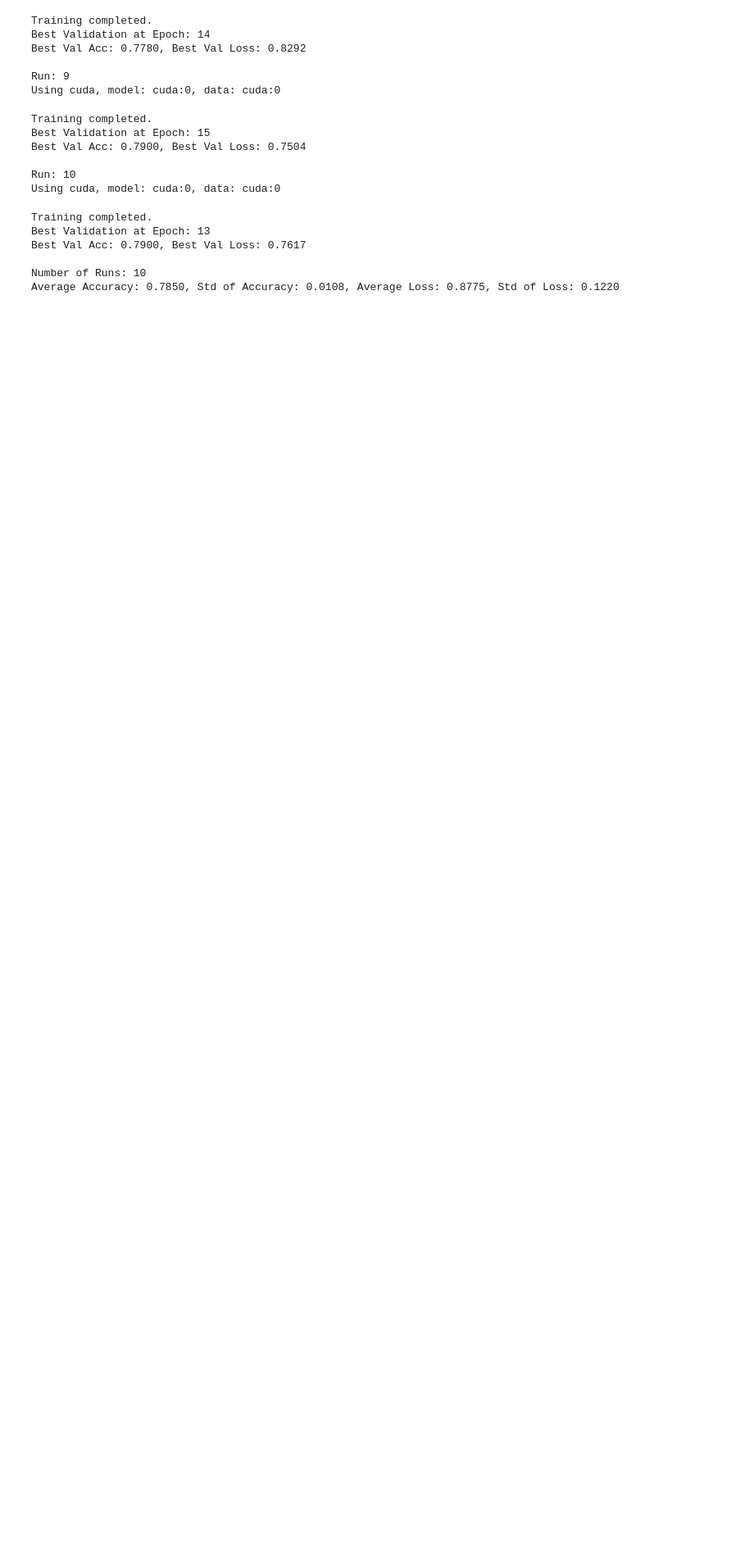
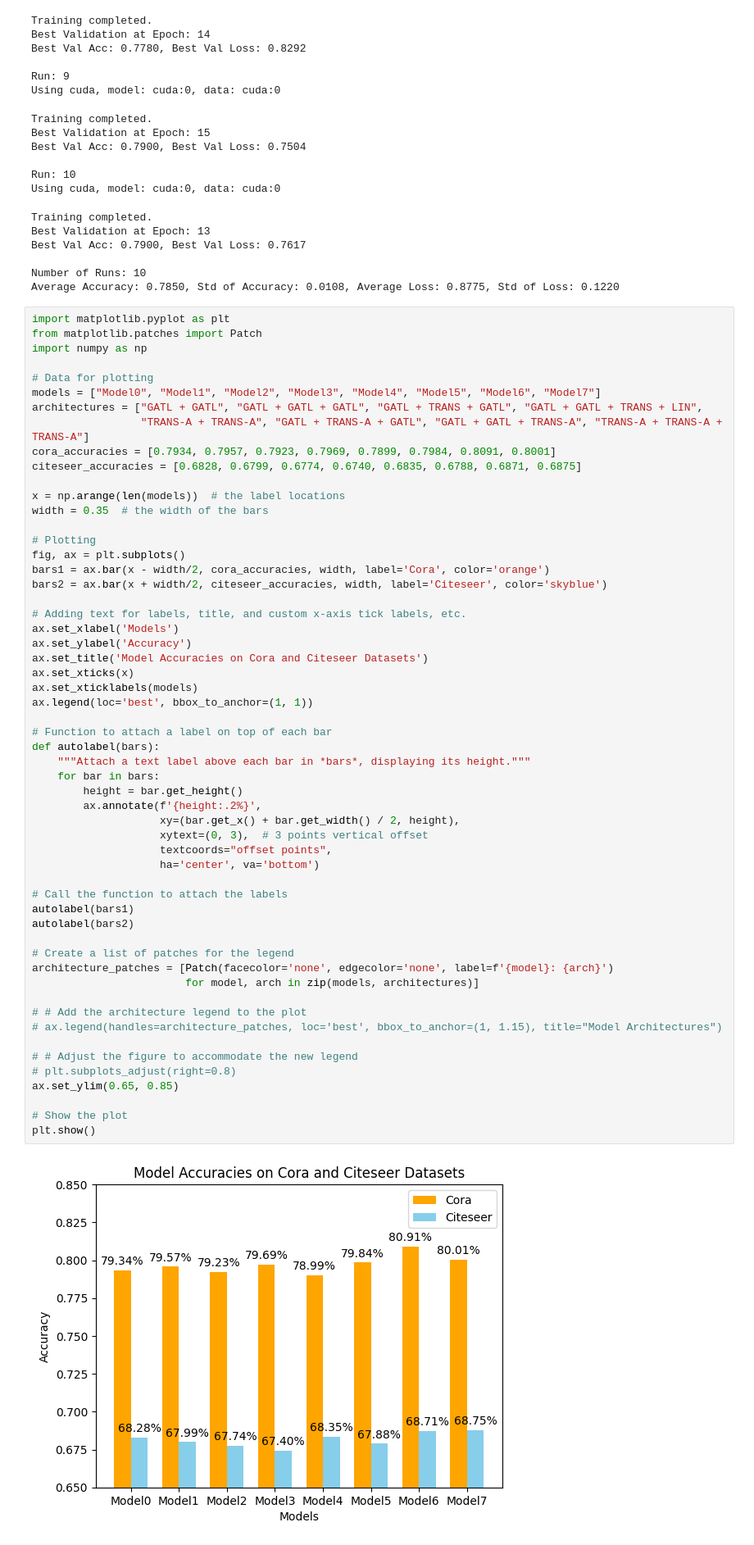
Before and after one commit to kiwi1236/cora, a Jupyter notebook: cora.ipynb, the cells around one changed output. Shown at 82% size. Cells and saved outputs as stored; diff of their text form; blank space fills up the shorter version.

```diff
--- a/cora.ipynb
+++ b/cora.ipynb
@@ -879,3 +879,61 @@ Best Val Acc: 0.7900, Best Val Loss: 0.7617
 
 Number of Runs: 10
 Average Accuracy: 0.7850, Std of Accuracy: 0.0108, Average Loss: 0.8775, Std of Loss: 0.1220
+# %%
+import matplotlib.pyplot as plt
+from matplotlib.patches import Patch
+import numpy as np
+
+# Data for plotting
+models = ["Model0", "Model1", "Model2", "Model3", "Model4", "Model5", "Model6", "Model7"]
+architectures = ["GATL + GATL", "GATL + GATL + GATL", "GATL + TRANS + GATL", "GATL + GATL + TRANS + LIN",
+                 "TRANS-A + TRANS-A", "GATL + TRANS-A + GATL", "GATL + GATL + TRANS-A", "TRANS-A + TRANS-A + TRANS-A"]
+cora_accuracies = [0.7934, 0.7957, 0.7923, 0.7969, 0.7899, 0.7984, 0.8091, 0.8001]
+citeseer_accuracies = [0.6828, 0.6799, 0.6774, 0.6740, 0.6835, 0.6788, 0.6871, 0.6875]
+
+x = np.arange(len(models))  # the label locations
+width = 0.35  # the width of the bars
+
+# Plotting
+fig, ax = plt.subplots()
+bars1 = ax.bar(x - width/2, cora_accuracies, width, label='Cora', color='orange')
+bars2 = ax.bar(x + width/2, citeseer_accuracies, width, label='Citeseer', color='skyblue')
+
+# Adding text for labels, title, and custom x-axis tick labels, etc.
+ax.set_xlabel('Models')
+ax.set_ylabel('Accuracy')
+ax.set_title('Model Accuracies on Cora and Citeseer Datasets')
+ax.set_xticks(x)
+ax.set_xticklabels(models)
+ax.legend(loc='best', bbox_to_anchor=(1, 1))
+
+# Function to attach a label on top of each bar
+def autolabel(bars):
+    """Attach a text label above each bar in *bars*, displaying its height."""
+    for bar in bars:
+        height = bar.get_height()
+        ax.annotate(f'{height:.2%}',
+                    xy=(bar.get_x() + bar.get_width() / 2, height),
+                    xytext=(0, 3),  # 3 points vertical offset
+                    textcoords="offset points",
+                    ha='center', va='bottom')
+
+# Call the function to attach the labels
+autolabel(bars1)
+autolabel(bars2)
+
+# Create a list of patches for the legend
+architecture_patches = [Patch(facecolor='none', edgecolor='none', label=f'{model}: {arch}')
+                        for model, arch in zip(models, architectures)]
+
+# # Add the architecture legend to the plot
+# ax.legend(handles=architecture_patches, loc='best', bbox_to_anchor=(1, 1.15), title="Model Architectures")
+
+# # Adjust the figure to accommodate the new legend
+# plt.subplots_adjust(right=0.8)
+ax.set_ylim(0.65, 0.85)
+
+# Show the plot
+plt.show()
+# %% [output]
+[figure, added]
```
Also changed, not shown: parts of 1 cell of this notebook.
